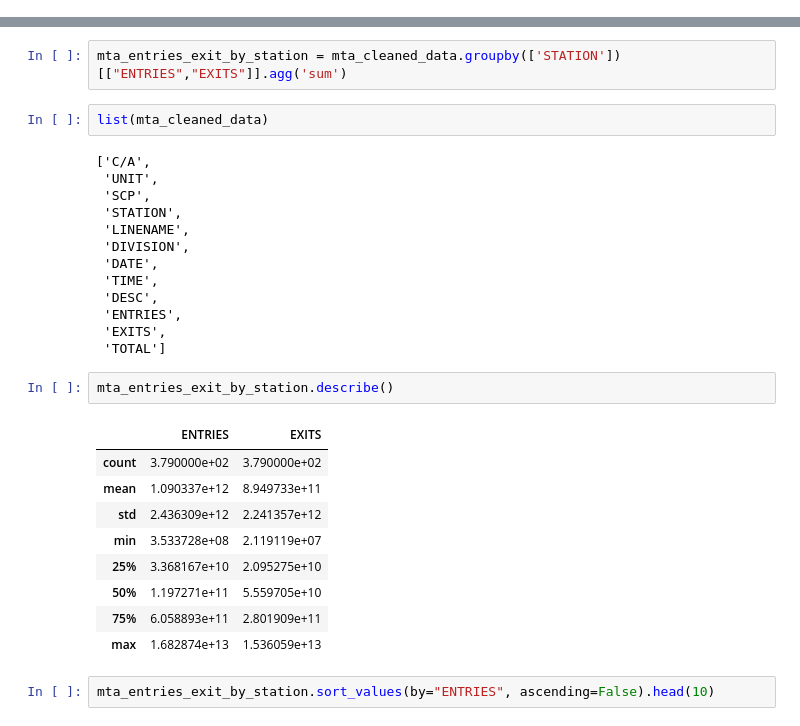
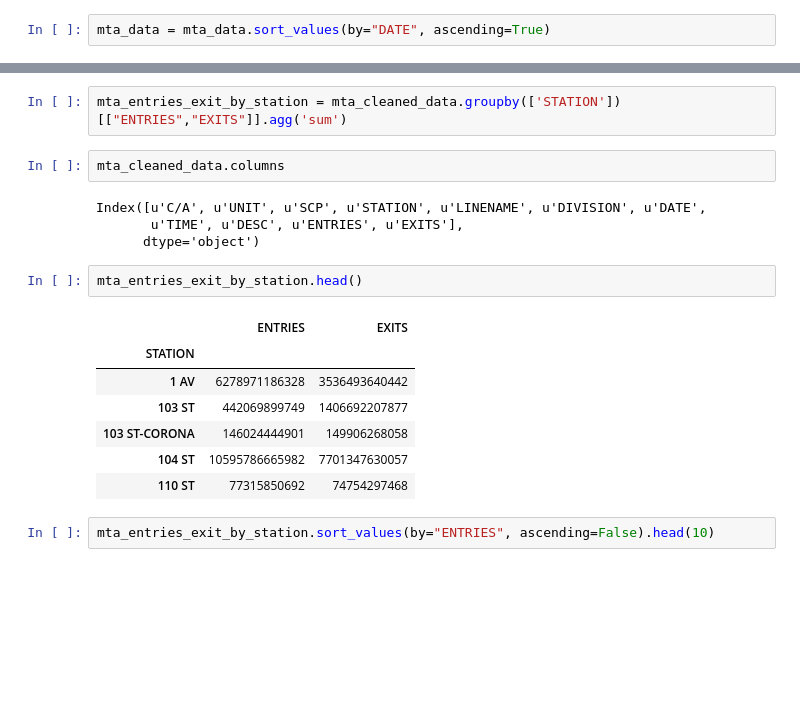
Before and after one commit to duodecimalstrom/project1_team8, a Jupyter notebook: MTA Data Analysis.ipynb, the cells around one changed output, grey strips where cells are left out. Cells and saved outputs as stored; diff of their text form; blank space fills up the shorter version.

Commit message:
Update the iPython Notebook
Updated iPython Notebook with the sort by date and diffs

```diff
--- a/MTA Data Analysis.ipynb
+++ b/MTA Data Analysis.ipynb
@@ -63,6 +63,8 @@ mta_data.head()
 | 2 | A002 | R051 | 02-00-00 | 59 ST | NQR456W | BMT | 12/30/2017 | 11:00:00 | REGULAR | 6463178 | 2187654 |
 | 3 | A002 | R051 | 02-00-00 | 59 ST | NQR456W | BMT | 12/30/2017 | 15:00:00 | REGULAR | 6463373 | 2187736 |
 | 4 | A002 | R051 | 02-00-00 | 59 ST | NQR456W | BMT | 12/30/2017 | 19:00:00 | REGULAR | 6463712 | 2187803 |
+# %%
+mta_data = mta_data.sort_values(by="DATE", ascending=True)
 # %%
 len(mta_data)
 # %% [output]
@@ -88,33 +90,22 @@ mta_cleaned_data = mta_data[(mta_data.EXITS != 0) | (mta_data.ENTRIES != 0)]
 ### Group by
 # %%
 mta_entries_exit_by_station = mta_cleaned_data.groupby(['STATION'])[["ENTRIES","EXITS"]].agg('sum')
-# %%
-list(mta_cleaned_data)
-# %% [output]
-['C/A',
- 'UNIT',
- 'SCP',
- 'STATION',
- 'LINENAME',
- 'DIVISION',
- 'DATE',
- 'TIME',
- 'DESC',
- 'ENTRIES',
- 'EXITS',
- 'TOTAL']
+# %%
+mta_cleaned_data.columns
+# %% [output]
+Index([u'C/A', u'UNIT', u'SCP', u'STATION', u'LINENAME', u'DIVISION', u'DATE',
+       u'TIME', u'DESC', u'ENTRIES', u'EXITS'],
+      dtype='object')
 # %%
-mta_entries_exit_by_station.describe()
+mta_entries_exit_by_station.head()
 # %% [output]
 |  | ENTRIES | EXITS |
-| count | 3.790000e+02 | 3.790000e+02 |
-| mean | 1.090337e+12 | 8.949733e+11 |
-| std | 2.436309e+12 | 2.241357e+12 |
-| min | 3.533728e+08 | 2.119119e+07 |
-| 25% | 3.368167e+10 | 2.095275e+10 |
-| 50% | 1.197271e+11 | 5.559705e+10 |
-| 75% | 6.058893e+11 | 2.801909e+11 |
-| max | 1.682874e+13 | 1.536059e+13 |
+| STATION |  |  |
+| 1 AV | 6278971186328 | 3536493640442 |
+| 103 ST | 442069899749 | 1406692207877 |
+| 103 ST-CORONA | 146024444901 | 149906268058 |
+| 104 ST | 10595786665982 | 7701347630057 |
+| 110 ST | 77315850692 | 74754297468 |
 # %%
 mta_entries_exit_by_station.sort_values(by="ENTRIES", ascending=False).head(10)
 # %% [output]
```
Also changed, not shown: parts of 16 cells of this notebook.
